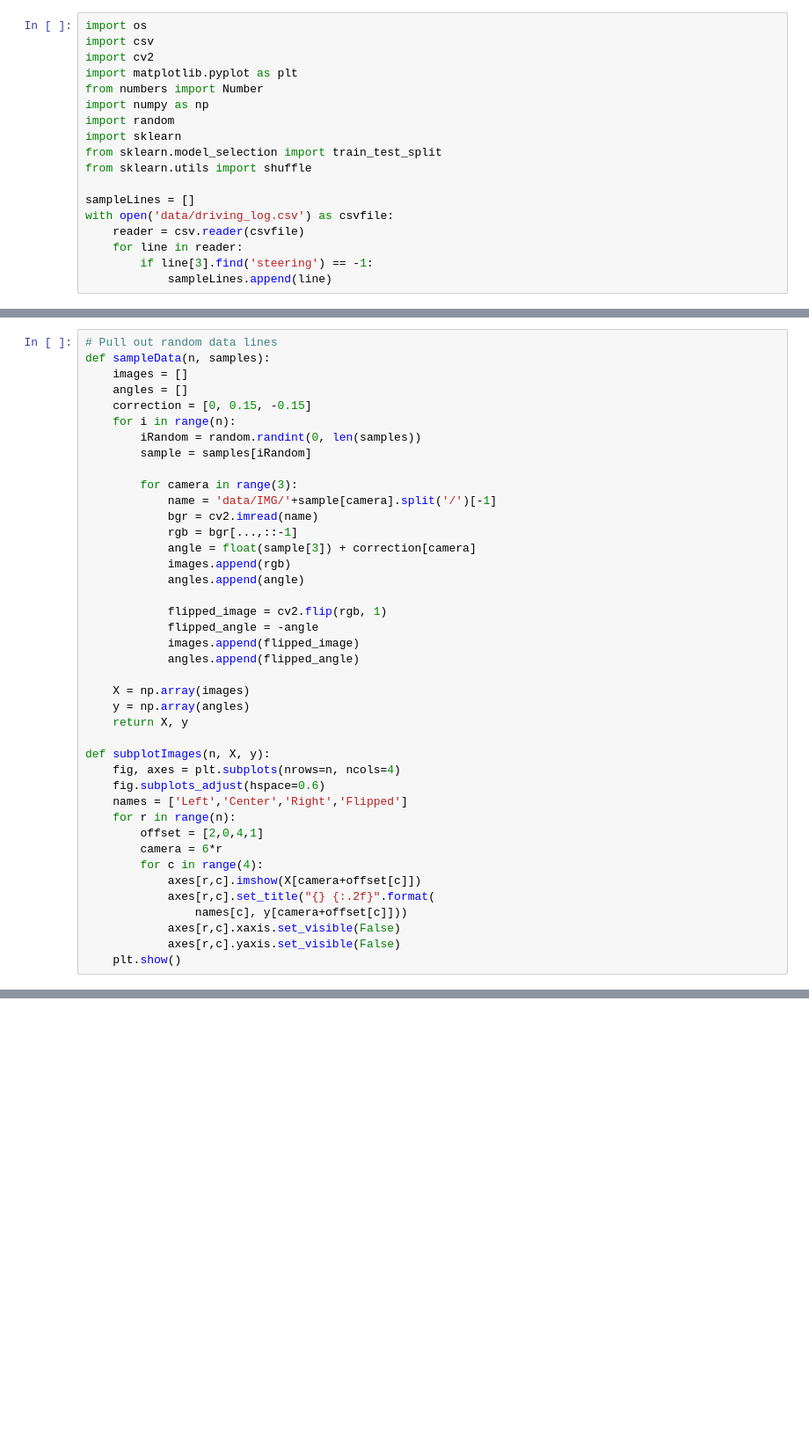
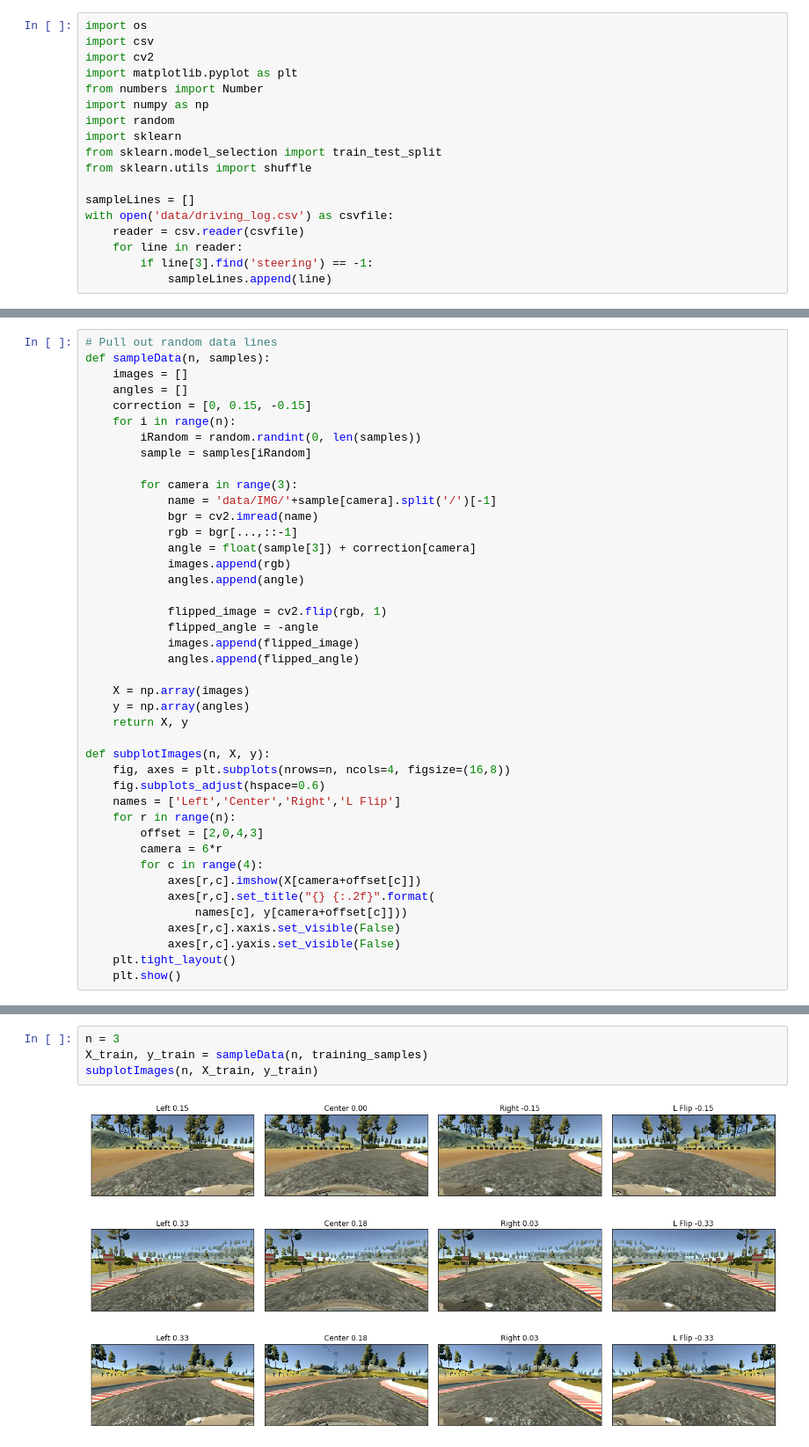
Before and after one commit to Merberg/CarND-Behavioral-Cloning-P3, a Jupyter notebook: DrivingData.ipynb, the cells around one changed output, grey strips where cells are left out. Shown at 88% size. Cells and saved outputs as stored; diff of their text form; blank space fills up the shorter version.

Commit message:
images for writeup

```diff
--- a/DrivingData.ipynb
+++ b/DrivingData.ipynb
@@ -52,11 +52,11 @@ def sampleData(n, samples):
     return X, y
 
 def subplotImages(n, X, y):
-    fig, axes = plt.subplots(nrows=n, ncols=4)
+    fig, axes = plt.subplots(nrows=n, ncols=4, figsize=(16,8))
     fig.subplots_adjust(hspace=0.6)
-    names = ['Left','Center','Right','Flipped']
+    names = ['Left','Center','Right','L Flip']
     for r in range(n):
-        offset = [2,0,4,1]
+        offset = [2,0,4,3]
         camera = 6*r
         for c in range(4):
             axes[r,c].imshow(X[camera+offset[c]])
@@ -64,4 +64,5 @@ def subplotImages(n, X, y):
                 names[c], y[camera+offset[c]]))
             axes[r,c].xaxis.set_visible(False)
             axes[r,c].yaxis.set_visible(False)
+    plt.tight_layout()
     plt.show()
@@ -72,0 +69,6 @@ subplotImages(3, X_train, y_train)
+# %%
+n = 3
+X_train, y_train = sampleData(n, training_samples)
+subplotImages(n, X_train, y_train)
+# %% [output]
+[figure, added]
```
Also changed, not shown: parts of 2 cells of this notebook, 2 other files.
